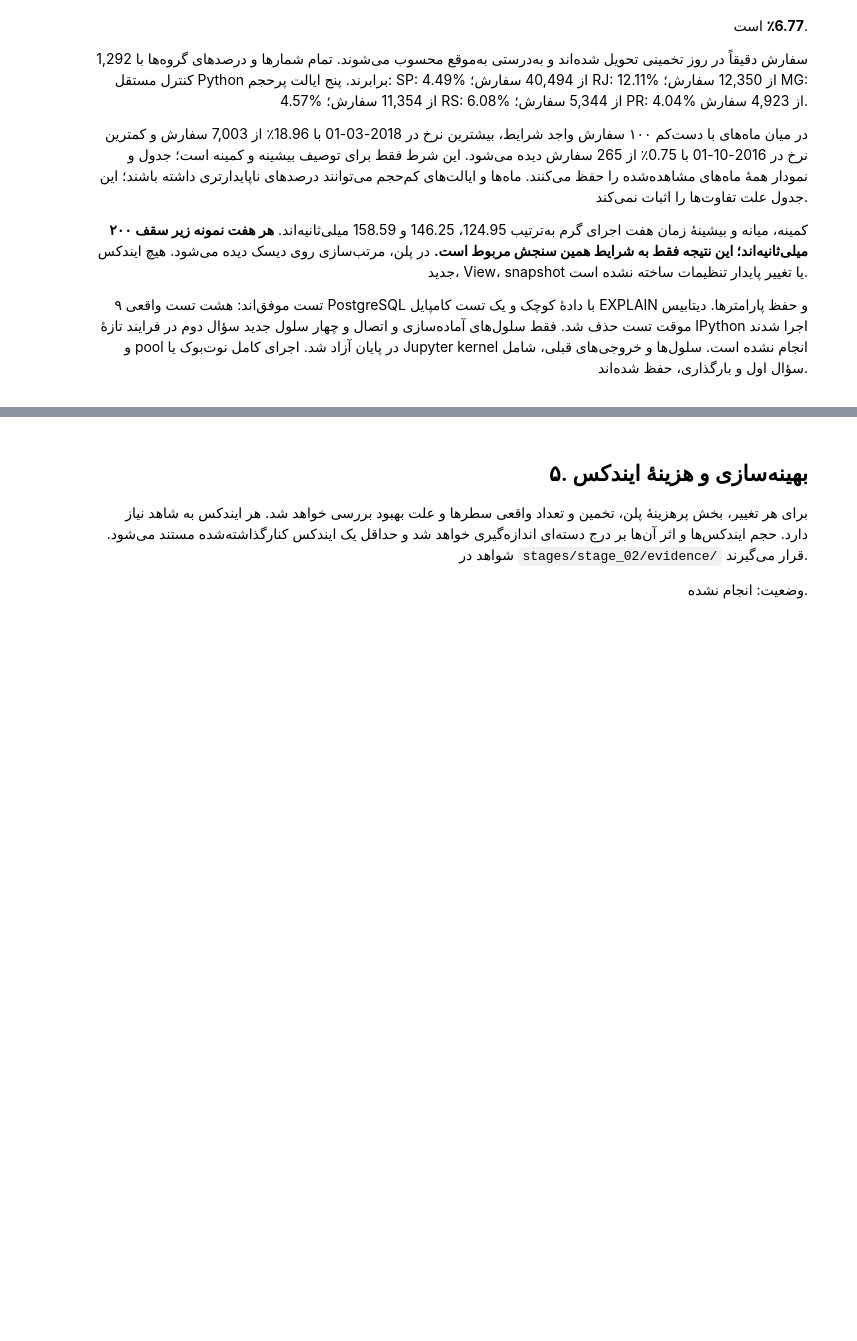
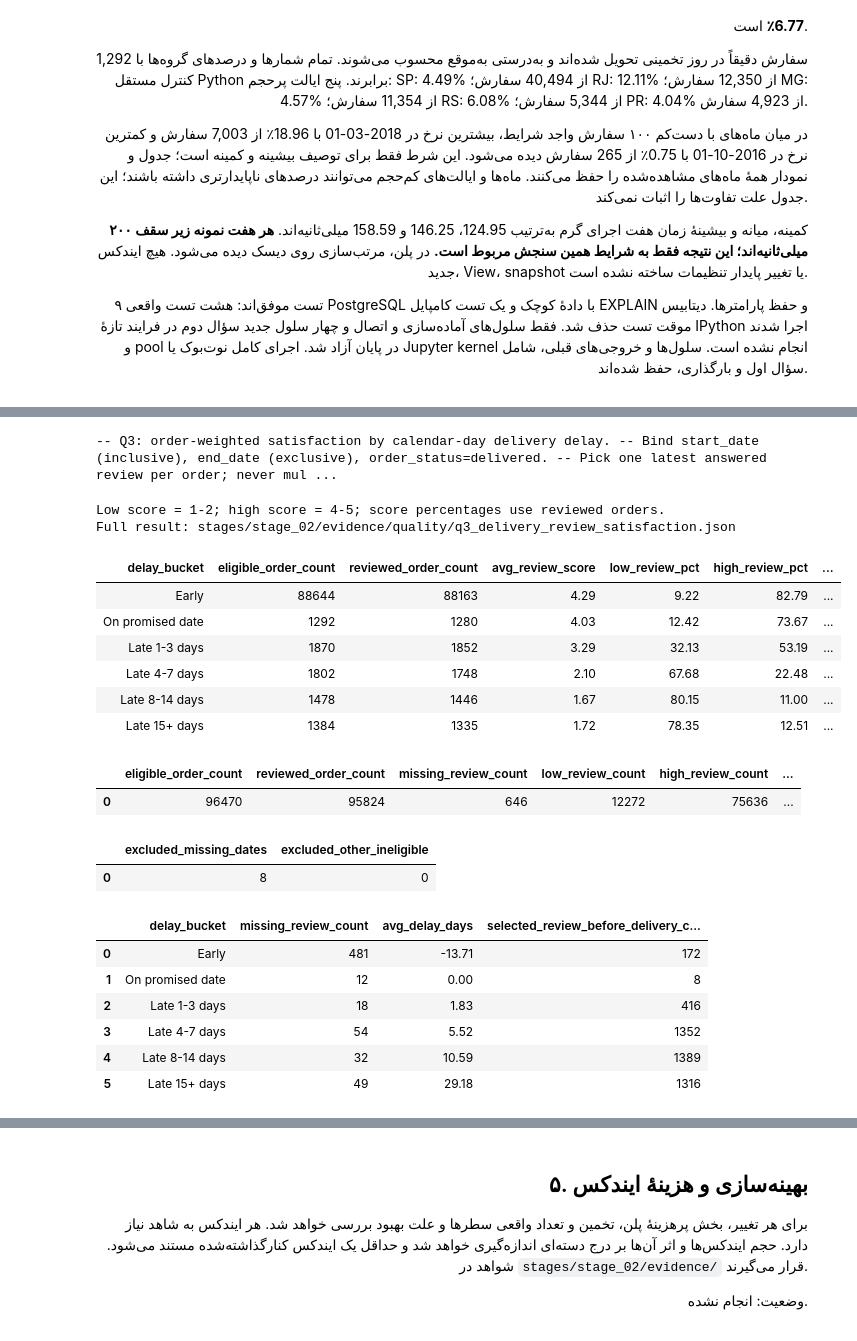
Before and after one commit to Ehsan-soveyzi/data_factory, a Jupyter notebook: stages/stage_02/solution.ipynb, the cells around one changed output, grey strips where cells are left out. Cells and saved outputs as stored; diff of their text form; code cells hidden in the pictures; blank space fills up the shorter version.

```diff
--- a/stages/stage_02/solution.ipynb
+++ b/stages/stage_02/solution.ipynb
@@ -1530,0 +1540,63 @@ Benchmark: stages/stage_02/evidence/benchmarks/q2_monthly_state_delivery_baselin
+# %%
+from datetime import date
+import json
+import pandas as pd
+from IPython.display import HTML, Image, display
+from pygments import highlight
+from pygments.formatters import HtmlFormatter
+from pygments.lexers import SqlLexer
+from data_factory.database.satisfaction_analysis import run_satisfaction_baseline
+from data_factory.database.query_benchmark import save_query_evidence
+
+Q3_START_DATE = date(2016, 1, 1)
+Q3_END_DATE = date(2019, 1, 1)
+q3_sql_path = PROJECT_ROOT / "sql/queries/03_delivery_review_satisfaction.sql"
+q3_sql = q3_sql_path.read_text(encoding="utf-8")
+q3_code_formatter = HtmlFormatter(
+    style="monokai", noclasses=True,
+    cssstyles="background:#272822;color:#f8f8f2;padding:16px;border-radius:8px;"
+              "direction:ltr;text-align:left;overflow-x:auto;",
+    prestyles="background:transparent;color:#f8f8f2;margin:0;line-height:1.6;",
+)
+display(HTML(highlight(q3_sql, SqlLexer(), q3_code_formatter)))
+# %% [output]
+-- Q3: order-weighted satisfaction by calendar-day delivery delay. -- Bind start_date (inclusive), end_date (exclusive), order_status=delivered. -- Pick one latest answered review per order; never mul ...
+# %%
+# One source SQL; read-only measurement and verification share one fixed snapshot.
+# Previous questions, DDL and loading are not rerun.
+q3_rows, q3_report, q3_plan = run_satisfaction_baseline(
+    engine, PROJECT_ROOT, start_date=Q3_START_DATE, end_date=Q3_END_DATE,
+    warmups=2, repetitions=7, budget_ms=QUERY_BUDGET_MS,
+)
+save_query_evidence(PROJECT_ROOT, "q3_delivery_review_satisfaction", q3_rows, q3_report, q3_plan)
+q3_satisfaction = pd.DataFrame(q3_rows)
+q3_readable = q3_satisfaction[["delay_bucket", "eligible_order_count", "reviewed_order_count",
+    "avg_review_score", "low_review_pct", "high_review_pct", "review_coverage_pct"]]
+display(HTML(q3_readable.to_html(index=False, na_rep="-")))
+print("Low score = 1-2; high score = 4-5; score percentages use reviewed orders.")
+print("Full result: stages/stage_02/evidence/quality/q3_delivery_review_satisfaction.json")
+display(pd.DataFrame([q3_report["verification"]["totals"]]))
+display(pd.DataFrame([q3_report["verification"]["exclusion_reasons"]]))
+display(q3_satisfaction[["delay_bucket", "missing_review_count", "avg_delay_days",
+                         "selected_review_before_delivery_count"]])
+# %% [output]
+Low score = 1-2; high score = 4-5; score percentages use reviewed orders.
+Full result: stages/stage_02/evidence/quality/q3_delivery_review_satisfaction.json
+| delay_bucket | eligible_order_count | reviewed_order_count | avg_review_score | low_review_pct | high_review_pct | ... |
+| Early | 88644 | 88163 | 4.29 | 9.22 | 82.79 | ... |
+| On promised date | 1292 | 1280 | 4.03 | 12.42 | 73.67 | ... |
+| Late 1-3 days | 1870 | 1852 | 3.29 | 32.13 | 53.19 | ... |
+| Late 4-7 days | 1802 | 1748 | 2.10 | 67.68 | 22.48 | ... |
+| Late 8-14 days | 1478 | 1446 | 1.67 | 80.15 | 11.00 | ... |
+| Late 15+ days | 1384 | 1335 | 1.72 | 78.35 | 12.51 | ... |
+|  | eligible_order_count | reviewed_order_count | missing_review_count | low_review_count | high_review_count | ... |
+| 0 | 96470 | 95824 | 646 | 12272 | 75636 | ... |
+|  | excluded_missing_dates | excluded_other_ineligible |
+| 0 | 8 | 0 |
+|  | delay_bucket | missing_review_count | avg_delay_days | selected_review_before_delivery_c... |
+| 0 | Early | 481 | -13.71 | 172 |
+| 1 | On promised date | 12 | 0.00 | 8 |
+| 2 | Late 1-3 days | 18 | 1.83 | 416 |
+| 3 | Late 4-7 days | 54 | 5.52 | 1352 |
+| 4 | Late 8-14 days | 32 | 10.59 | 1389 |
+| 5 | Late 15+ days | 49 | 29.18 | 1316 |
```
Also changed, not shown: parts of 6 cells of this notebook, 15 other files.
